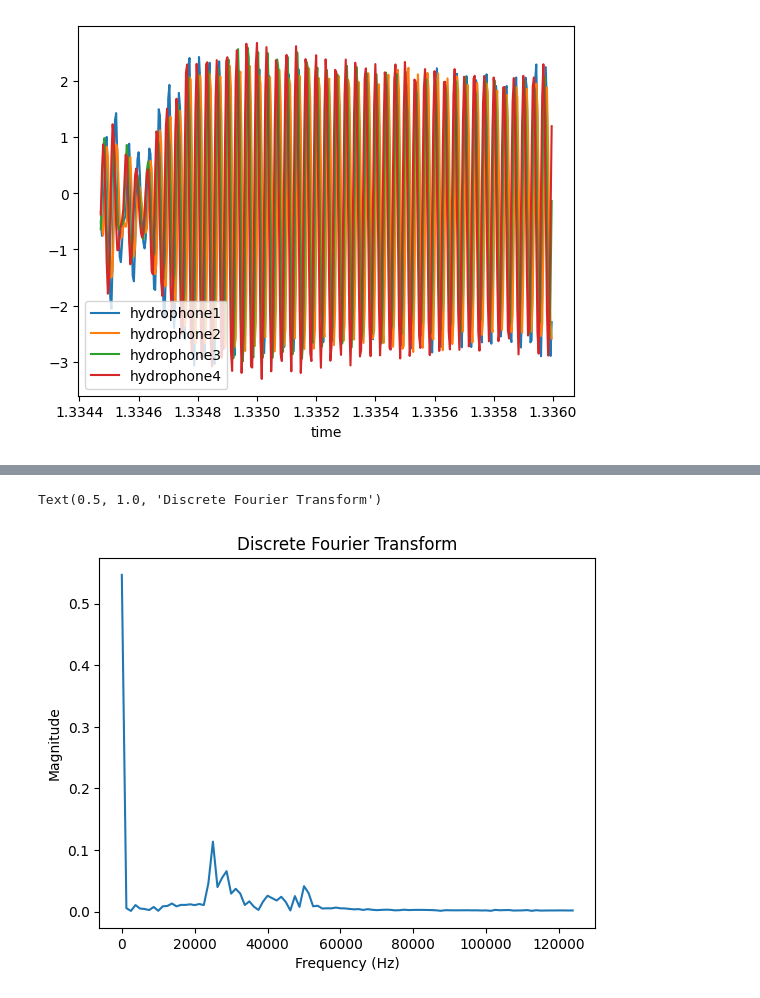
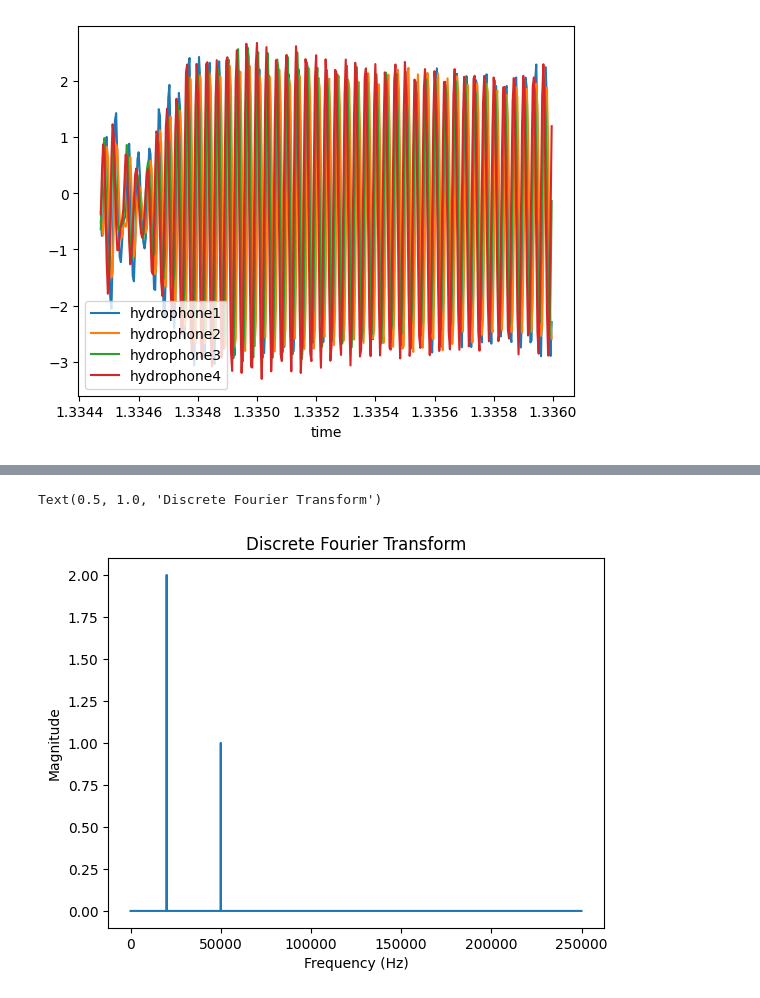
Before and after one commit to AdityaShelke29/robotics_club, a Jupyter notebook: sonar_work/fourier_analysis.ipynb, the cells around one changed output, grey strips where cells are left out. Cells and saved outputs as stored; diff of their text form; code cells hidden in the pictures.

```diff
--- a/sonar_work/fourier_analysis.ipynb
+++ b/sonar_work/fourier_analysis.ipynb
@@ -145,27 +195,0 @@ Using the scipy library, 4096 were analyzed in 0.043675899505615234seconds.
-# %%
-# Creating Sample Data to Analyze
-
-import math
-
-# Parameters
-N = 1000000
-sampling_frequency = 500000
-sampling_time = N / sampling_frequency
-
-# Time Array
-time_array = np.arange(N)
-time_array = time_array / sampling_frequency
-
-# The waveAdder is in the format of [frequency, magnitude, starting time]
-waveAdder = [[50000, 1, 0.5], [20000, 2, 1]]
-
-sample = np.zeros(N)
-
-for wave in waveAdder:
-    for i in range(N):
-        if (i / sampling_frequency < wave[2]):
-            sample[i] = sample[i] + 0
-        else:
-            sample[i] = sample[i] + wave[1] * np.sin(2 * math.pi * wave[0] * (i / sampling_frequency - wave[2]))
-
-plt.plot(time_array, sample)
@@ -178,16 +199,16 @@ plt.plot(time_array, sample)
 import math
 from matplotlib import pyplot as plt
 
-N = 200                                        # Number of Samples
-sampling_freq = 250000                          # Sampling Frequency
-freq_resolution = sampling_freq / N             # Frequency Resolution
-data = shortenedHydrophoneData                  # Data in Array
+# N = 200                                        # Number of Samples
+# sampling_freq = 250000                          # Sampling Frequency
+# freq_resolution = sampling_freq / N             # Frequency Resolution
+# data = shortenedHydrophoneData                  # Data in Array
 
-# # CUSTOM DATA (FROM MODULE ABOVE)
-# N = 5000
-# sampling_freq = 500000
-# freq_resolution = sampling_freq / N
-# data = sample[995000:]
+# CUSTOM DATA (FROM MODULE ABOVE)
+N = 5000
+sampling_freq = 500000
+freq_resolution = sampling_freq / N
+data = sample[0:5000]
 
 
 # Example Data from Video (https://www.youtube.com/watch?v=mkGsMWi_j4Q)
@@ -221,31 +242,31 @@ for i in range(N):
         complex = complex + data[j] * math.sin(-2 * math.pi * i * j / N)
 
     temporary = [real, complex]
     final_data.append(temporary)
 
 # Finds magnitude for each frequency bin and places into a new array
 magnitude_array = []
 
 for x in final_data:
     magnitude = math.sqrt((x[0])**2 + (x[1])**2)
     magnitude_array.append(magnitude)
 
 # Deals with the Nyquist Limit By Doubling the First Half of all Entries in
 # frequency_bins and magnitude_array.
 
 magnitude_array_nyquist = []
 for x in range(len(magnitude_array) // 2):
     magnitude_array_nyquist.append((magnitude_array[x] * 2) / N)
 
 frequency_bins_nyquist = []
 for x in range(len(frequency_bins) // 2):
     frequency_bins_nyquist.append(frequency_bins[x])
 
 # Plots the Magnitude for Each Frequency Bin
 plt.plot(frequency_bins_nyquist, magnitude_array_nyquist)
 plt.xlabel("Frequency (Hz)")
 plt.ylabel("Magnitude")
 plt.title("Discrete Fourier Transform")
 # %% [output]
 Text(0.5, 1.0, 'Discrete Fourier Transform')
-[figure, old version]
+[figure, new version]
```
Also changed, not shown: parts of 14 cells of this notebook, 2 other files.
